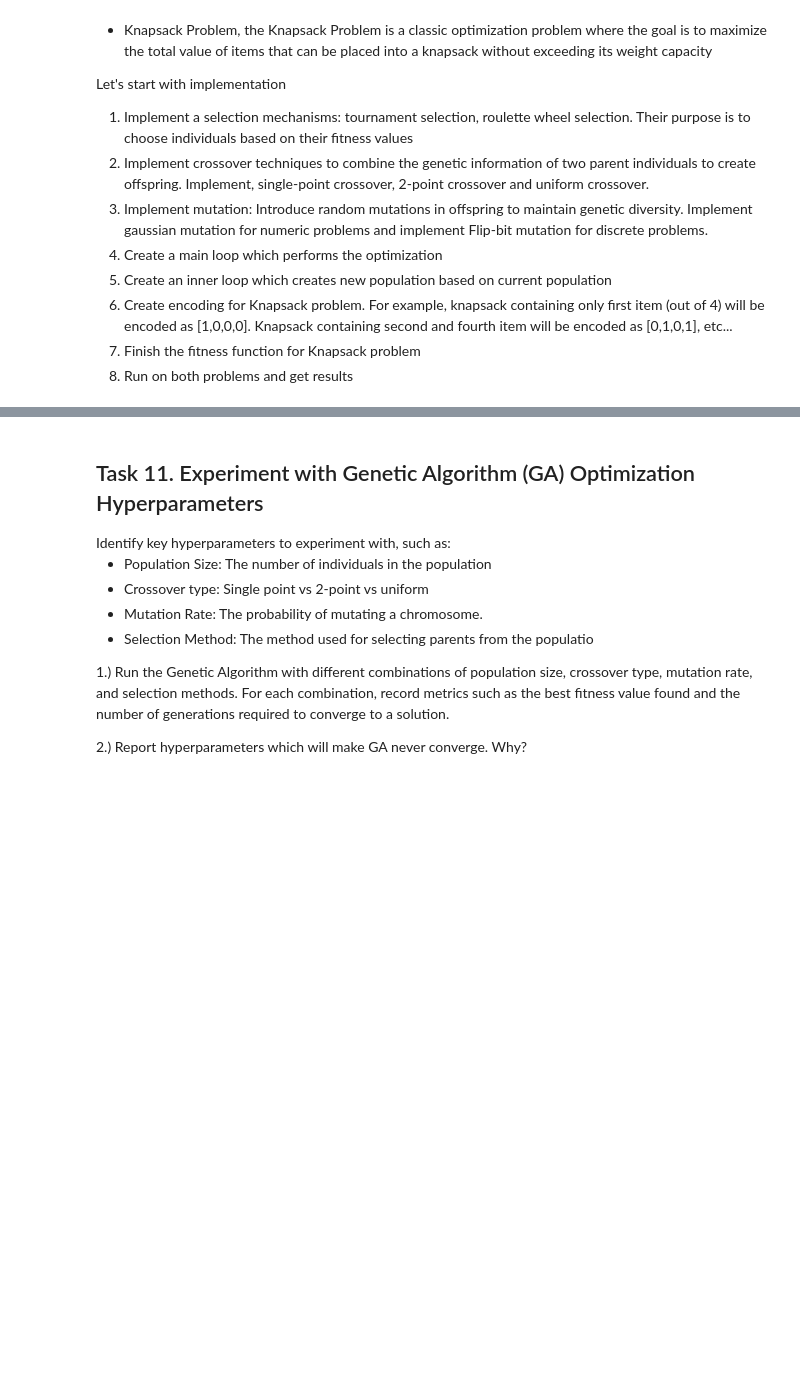
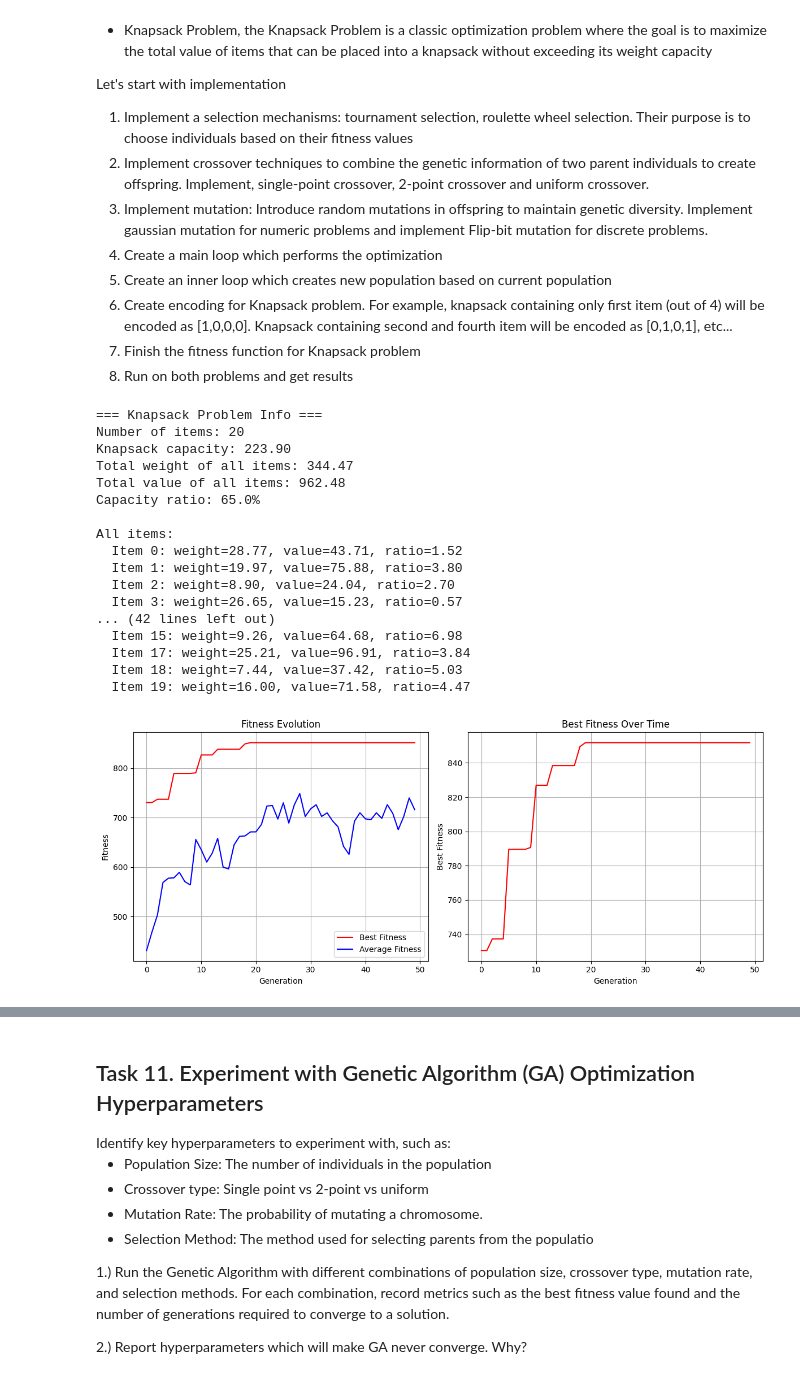
Before and after one commit to ImraKocis/optimization-algorithms-based-on-evolutionary-computing, a Jupyter notebook: ProjectGuide.ipynb, the cells around one changed output, grey strips where cells are left out. Drawn from its saved outputs; the diff is of its cells as text; code cells hidden in the pictures; blank space fills up the shorter version.

```diff
--- a/ProjectGuide.ipynb
+++ b/ProjectGuide.ipynb
@@ -875,0 +836,60 @@ def fitness(individual):
+# %%
+from algorithms.ga.population import RandomBinaryInitializer
+from algorithms.ga.utils import SelectionMethod, CrossoverMethod, MutationMethod
+from algorithms.ga.ga import GeneticAlgorithm
+from algorithms.ga.knapsack_problem import create_random_knapsack_problem
+
+knapsack = create_random_knapsack_problem(
+        num_items=20,
+        min_value=10.0,
+        max_value=100.0,
+        min_weight=5.0,
+        max_weight=30.0,
+        capacity_factor=0.65,
+        seed=42
+    )
+
+knapsack.print_problem_info()
+
+ga = GeneticAlgorithm(
+    population_size=50,
+    crossover_rate=0.85,
+    mutation_rate=0.02,
+    elitism_count=3,
+    max_generations=200,
+    stagnation_limit=30,
+    population_initializer=RandomBinaryInitializer(knapsack.num_items),
+    selection_method=SelectionMethod.ROULETTE_WHEEL,
+    crossover_method=CrossoverMethod.TWO_POINT,
+    mutation_method=MutationMethod.FLIP_BIT,
+    tournament_size=3
+)
+
+print("\n=== Running Genetic Algorithm ===")
+best_solution = ga.evolve(knapsack.fitness_function)
+
+print(f"\n=== Final Results ===")
+print(f"Best fitness: {best_solution.fitness:.2f}")
+
+knapsack.print_solution(best_solution.genes)
+
+ga.plot_evolution()
+# %% [output]
+=== Knapsack Problem Info ===
+Number of items: 20
+Knapsack capacity: 223.90
+Total weight of all items: 344.47
+Total value of all items: 962.48
+Capacity ratio: 65.0%
+
+All items:
+  Item 0: weight=28.77, value=43.71, ratio=1.52
+  Item 1: weight=19.97, value=75.88, ratio=3.80
+  Item 2: weight=8.90, value=24.04, ratio=2.70
+  Item 3: weight=26.65, value=15.23, ratio=0.57
+... (42 lines left out)
+  Item 15: weight=9.26, value=64.68, ratio=6.98
+  Item 17: weight=25.21, value=96.91, ratio=3.84
+  Item 18: weight=7.44, value=37.42, ratio=5.03
+  Item 19: weight=16.00, value=71.58, ratio=4.47
+[figure, added]
```
Also changed, not shown: parts of 6 cells of this notebook, 13 other files.
